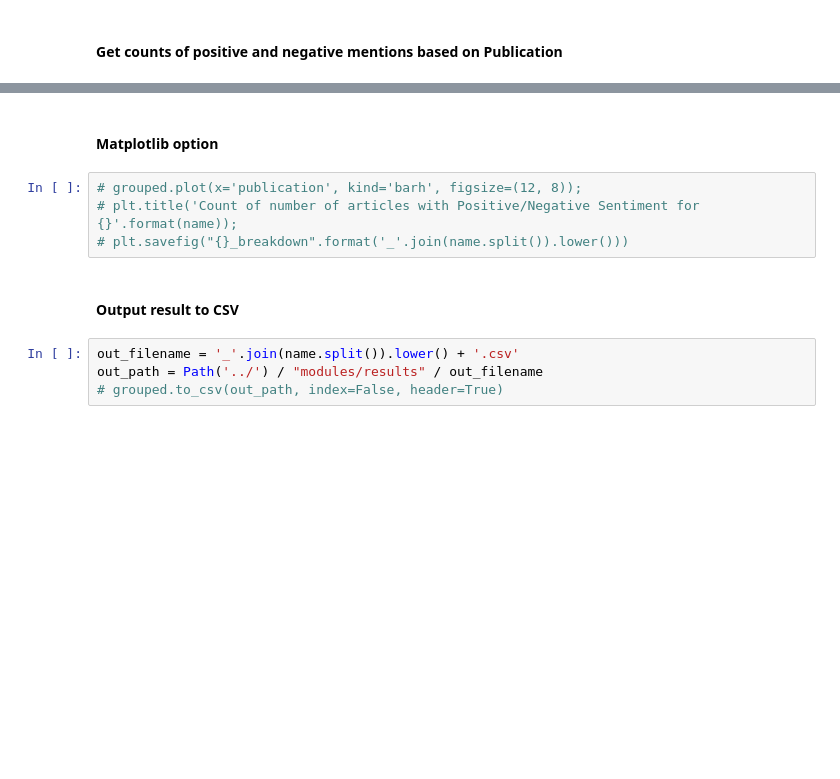
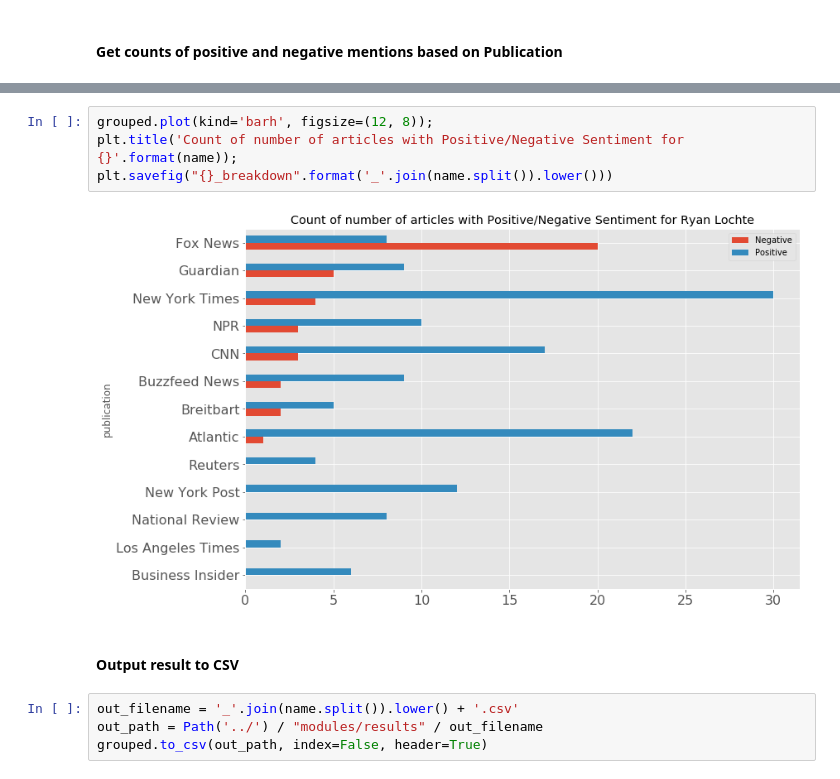
Before and after one commit to andrewjwesson/news-sentiment-tracker, a Jupyter notebook: notebooks/analysis_workflow.ipynb, the cells around one changed output, grey strips where cells are left out. Saved outputs shown, nothing was run; the diff lists cells and outputs as text; blank space fills up the shorter version.

```diff
--- a/notebooks/analysis_workflow.ipynb
+++ b/notebooks/analysis_workflow.ipynb
@@ -286,12 +264,12 @@ grouped[['Negative', 'Positive']].iplot(
-# %% [markdown]
-#### Matplotlib option
 # %%
-# grouped.plot(x='publication', kind='barh', figsize=(12, 8));
-# plt.title('Count of number of articles with Positive/Negative Sentiment for {}'.format(name));
-# plt.savefig("{}_breakdown".format('_'.join(name.split()).lower()))
+grouped.plot(kind='barh', figsize=(12, 8));
+plt.title('Count of number of articles with Positive/Negative Sentiment for {}'.format(name));
+plt.savefig("{}_breakdown".format('_'.join(name.split()).lower()))
+# %% [output]
+[figure, added]
 # %% [markdown]
 #### Output result to CSV
 # %%
 out_filename = '_'.join(name.split()).lower() + '.csv'
 out_path = Path('../') / "modules/results" / out_filename
-# grouped.to_csv(out_path, index=False, header=True)
+grouped.to_csv(out_path, index=False, header=True)
```
Also changed, not shown: parts of 29 cells of this notebook.
